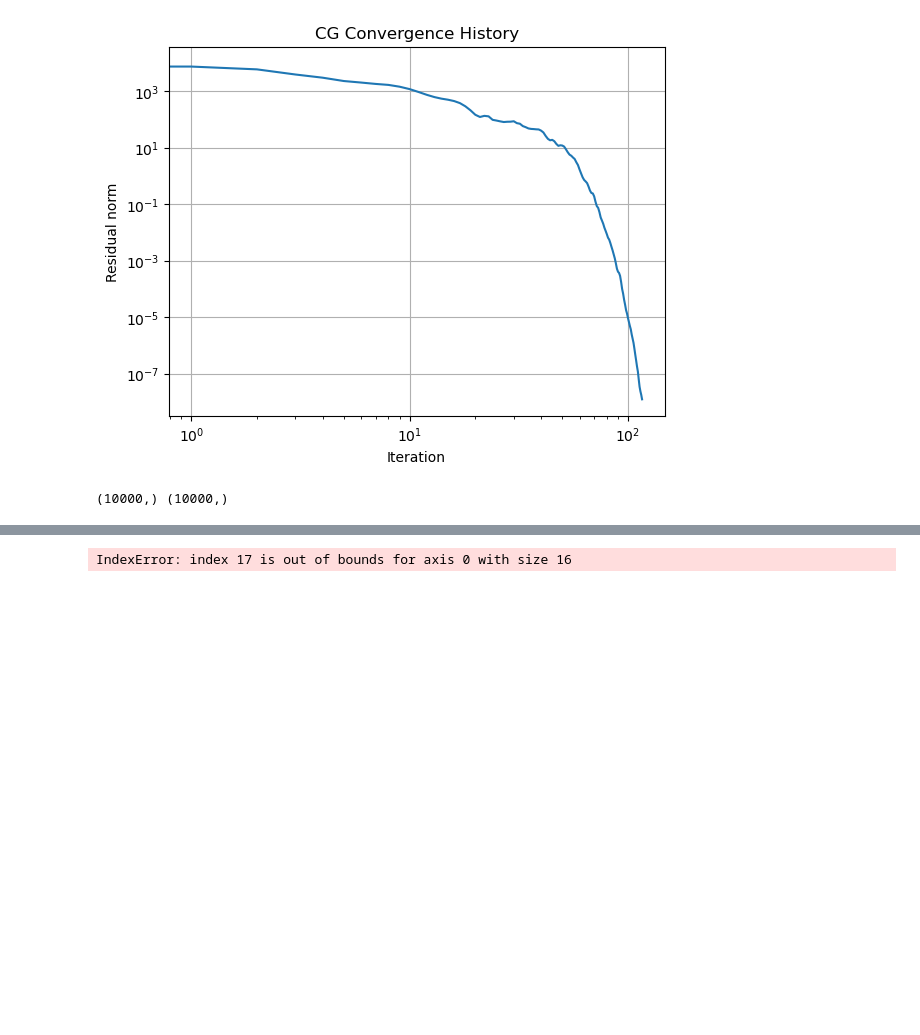
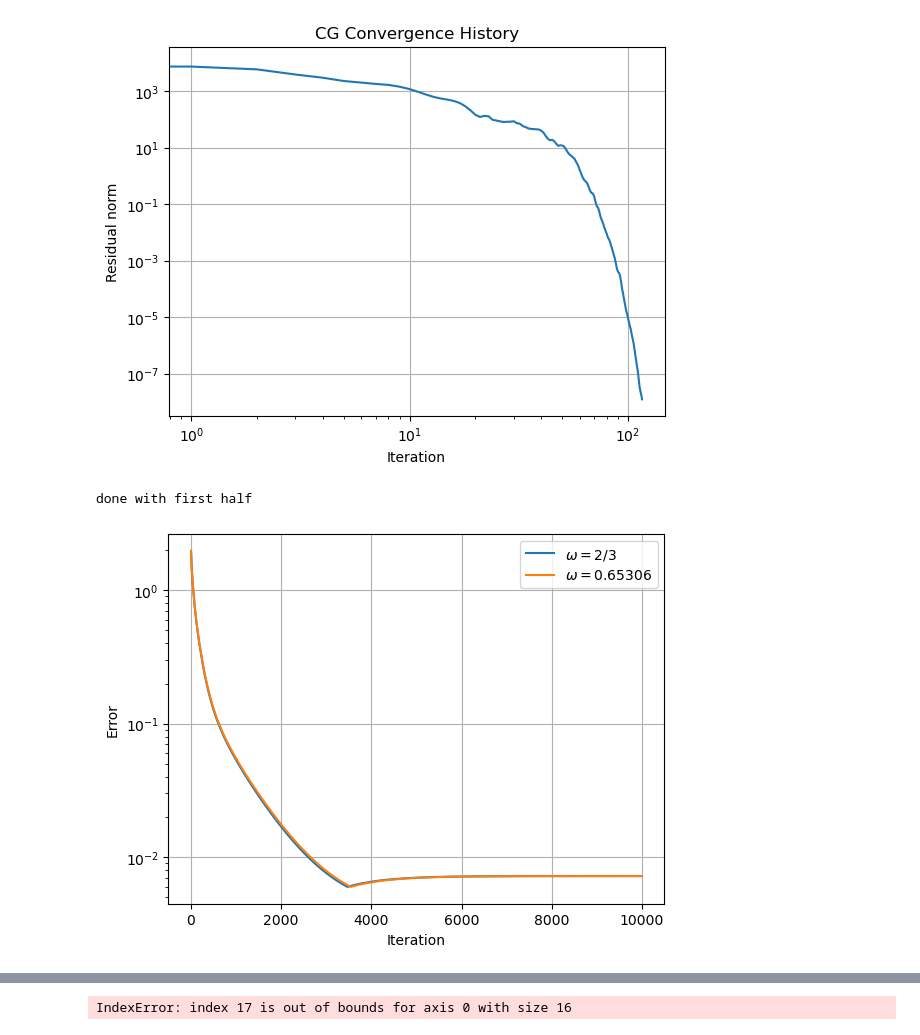
Before and after one commit to Maastrup/02687-SciFi-Computing, a Jupyter notebook: Assignment 1/Exercise3.ipynb, the cells around one changed output, grey strips where cells are left out. Cells and saved outputs as stored; diff of their text form; code cells hidden in the pictures; blank space fills up the shorter version.

```diff
--- a/Assignment 1/Exercise3.ipynb
+++ b/Assignment 1/Exercise3.ipynb
@@ -3,21 +3,3 @@ import numpy as np
 from scipy.sparse import spdiags, eye, kron
 from scipy.sparse.linalg import spsolve, cg
 import matplotlib.pyplot as plt
-# %%
-def Amult(U,m):
-    h  = 1/(m+1)
-    AU = np.zeros((m**2))
-
-    for j in range(m):
-        for i in range(m):
-            AU[i+(j-1)*m] = -4 *U[i+j*m] + U[i+(j)*m] +U[i+(j-2)*m] +U[(i+1)+(j-1)*m] +U[(i-1)+(j-1)*m]
-
-    AU = AU/h**2
-
-    return AU
-
-
-
-U = np.array([1,2,3,4])
-m = 2
-Amult(U,m)
@@ -192,15 +134,47 @@ def exact_solution(m, u_func):
 
     return Ue
 # %%
-m = 100
+from finite_diff_functions import smooth
+m = 50
 omega = 2/3
-iters = 500
+iters = 1 * 10**4
 
 F = form_rhs(m, f_func, u_func)
 U = np.zeros(np.size(F))
-print(F.shape, U.shape)
+
 h = 1/(m+1)
 U_exact = exact_solution(m, u_func)
+
 # print(F)
+errors = []
+
+for k in range(iters):
+    U = smooth(U, omega, m, F)
+
+    err = np.linalg.norm(U - U_exact, np.inf)  # infinity norm
+    #err = h*np.linalg.norm(U - U_exact, 2)  # L2-norm
+    errors.append(err)
+
+omega = 0.65306
+errors2 = []
+U = np.zeros(np.size(F))
+print("done with first half")
+
+for k in range(iters):
+    U = smooth(U, omega, m, F)
+
+    err = np.linalg.norm(U - U_exact, np.inf)  # infinity norm
+    #err = h*np.linalg.norm(U - U_exact, 2)  # L2-norm
+    errors2.append(err)
+
+plt.semilogy(errors, label=rf"$\omega = 2/3$")
+plt.semilogy(errors2, label=rf"$\omega = {omega}$")
+plt.semilogy()
+plt.xlabel("Iteration")
+plt.ylabel("Error")
+plt.grid(True)
+plt.legend()
+plt.show()
 # %% [output]
-(10000,) (10000,)
+done with first half
+[figure, added]
```
Also changed, not shown: parts of 5 cells of this notebook, 3 other files.
